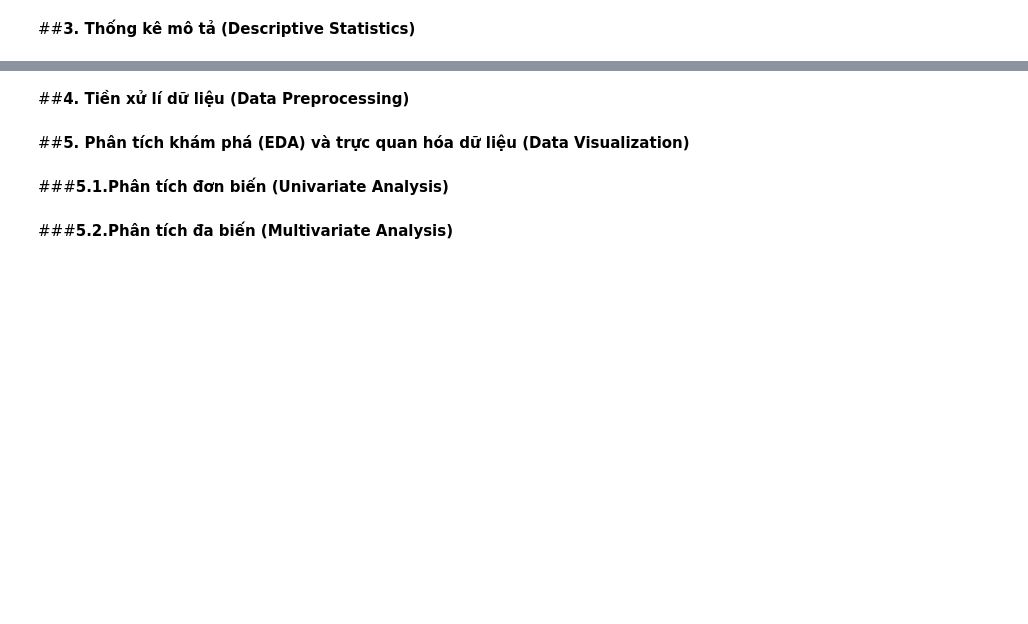
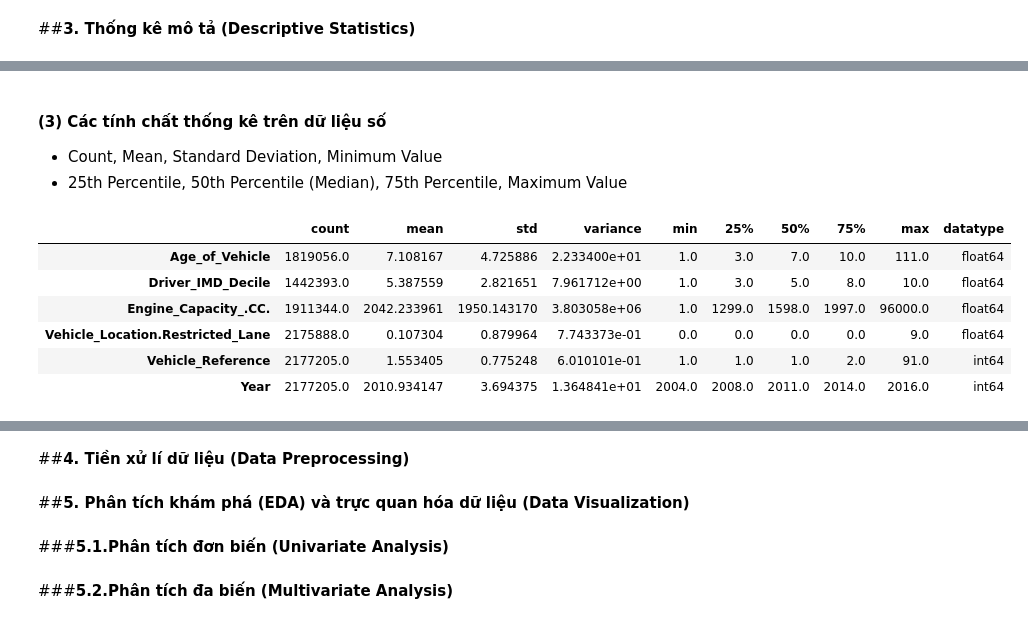
Before and after one commit to mihhwiNick/DA_project, a Jupyter notebook: UK_Road_Traffic_Accident_DA.ipynb, the cells around one changed output, grey strips where cells are left out. Saved outputs shown, nothing was run; the diff lists cells and outputs as text; code cells hidden in the pictures; blank space fills up the shorter version.

```diff
--- a/UK_Road_Traffic_Accident_DA.ipynb
+++ b/UK_Road_Traffic_Accident_DA.ipynb
@@ -101,0 +383,23 @@ import os
+# %% [markdown]
+#### **(3) Các tính chất thống kê trên dữ liệu số**
++ Count, Mean, Standard Deviation, Minimum Value
++ 25th Percentile, 50th Percentile (Median), 75th Percentile, Maximum Value
+# %%
+# Lọc các cột số
+numeric_accident = Vehicle.select_dtypes(include=['number'])
+description_accident = numeric_accident.describe().T
+
+# Thêm variance (phương sai)
+description_accident['variance'] = numeric_accident.var()
+description_accident['datatype'] = numeric_accident.dtypes
+
+# Hiển thị kết quả
+display(description_accident[['count', 'mean', 'std', 'variance', 'min', '25%', '50%', '75%', 'max', 'datatype']])
+# %% [output]
+|  | count | mean | std | variance | min | 25% | 50% | 75% | max | datatype |
+| Age_of_Vehicle | 1819056.0 | 7.108167 | 4.725886 | 2.233400e+01 | 1.0 | 3.0 | 7.0 | 10.0 | 111.0 | float64 |
+| Driver_IMD_Decile | 1442393.0 | 5.387559 | 2.821651 | 7.961712e+00 | 1.0 | 3.0 | 5.0 | 8.0 | 10.0 | float64 |
+| Engine_Capacity_.CC. | 1911344.0 | 2042.233961 | 1950.143170 | 3.803058e+06 | 1.0 | 1299.0 | 1598.0 | 1997.0 | 96000.0 | float64 |
+| Vehicle_Location.Restricted_Lane | 2175888.0 | 0.107304 | 0.879964 | 7.743373e-01 | 0.0 | 0.0 | 0.0 | 0.0 | 9.0 | float64 |
+| Vehicle_Reference | 2177205.0 | 1.553405 | 0.775248 | 6.010101e-01 | 1.0 | 1.0 | 1.0 | 2.0 | 91.0 | int64 |
+| Year | 2177205.0 | 2010.934147 | 3.694375 | 1.364841e+01 | 2004.0 | 2008.0 | 2011.0 | 2014.0 | 2016.0 | int64 |
```
Also changed, not shown: parts of 20 cells of this notebook.
